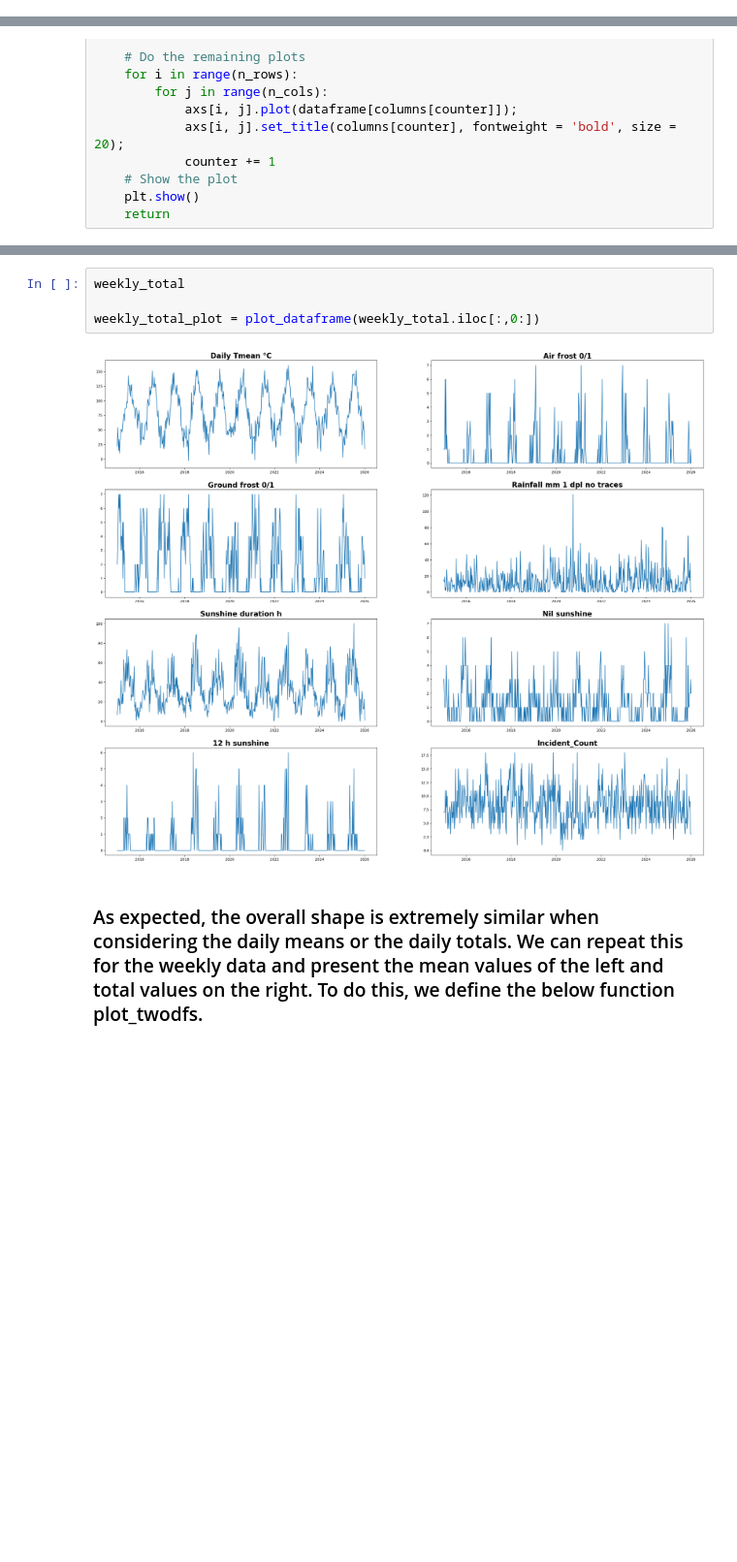
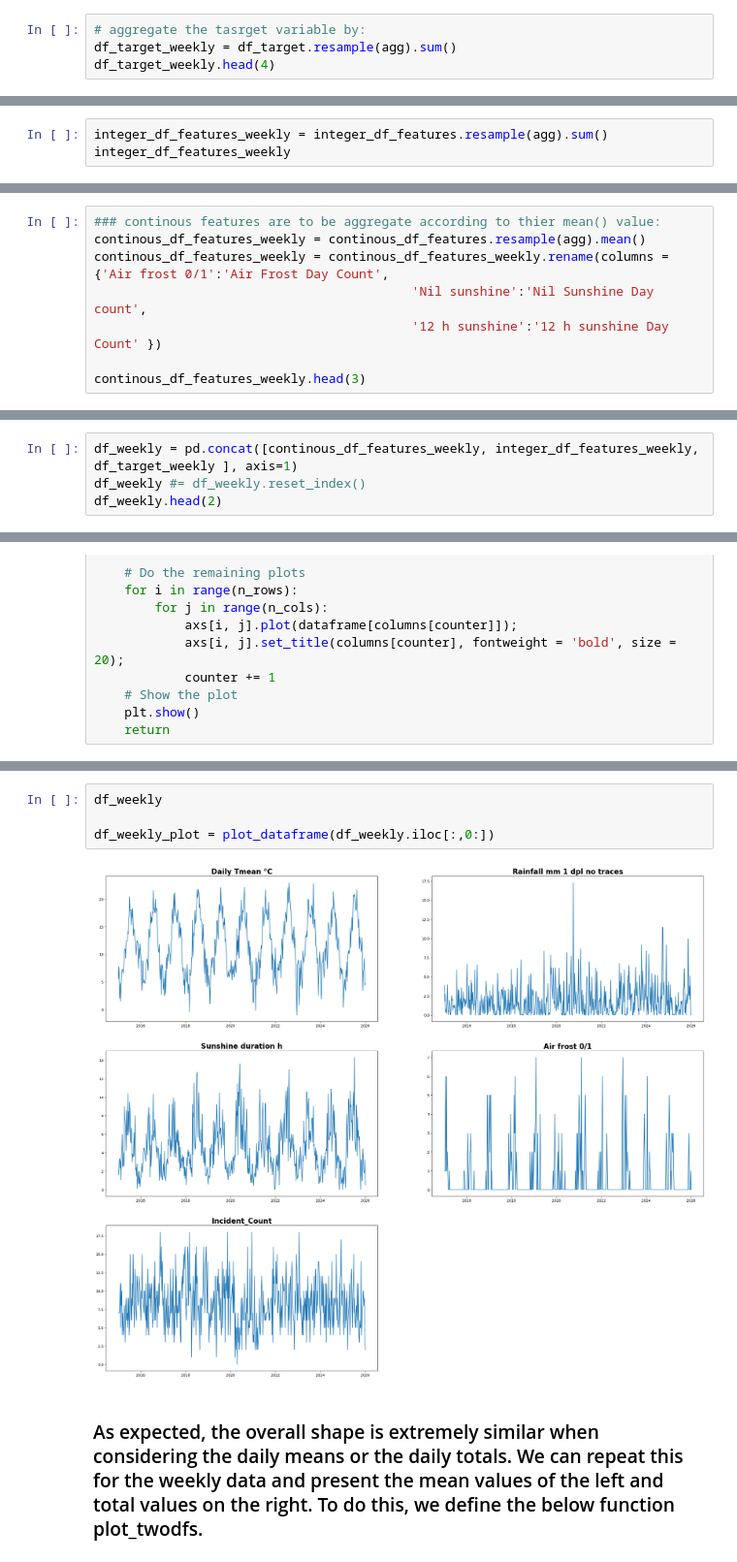
Before and after one commit to admason/C_Spark_Project_AM2, a Jupyter notebook: RTC_Sklearn_WEEK.ipynb, the cells around one changed output, grey strips where cells are left out. Shown at 97% size. Saved outputs shown, nothing was run; the diff lists cells and outputs as text; blank space fills up the shorter version.

```diff
--- a/RTC_Sklearn_WEEK.ipynb
+++ b/RTC_Sklearn_WEEK.ipynb
@@ -127,0 +302,4 @@ df_shape
+# %%
+# aggregate the tasrget variable by:
+df_target_weekly = df_target.resample(agg).sum()
+df_target_weekly.head(4)
@@ -127,0 +313,3 @@ df_shape
+# %%
+integer_df_features_weekly = integer_df_features.resample(agg).sum()
+integer_df_features_weekly
@@ -127,0 +331,8 @@ df_shape
+# %%
+### continous features are to be aggregate according to thier mean() value:
+continous_df_features_weekly = continous_df_features.resample(agg).mean()
+continous_df_features_weekly = continous_df_features_weekly.rename(columns = {'Air frost 0/1':'Air Frost Day Count',
+                                          'Nil sunshine':'Nil Sunshine Day count',
+                                          '12 h sunshine':'12 h sunshine Day Count' })
+
+continous_df_features_weekly.head(3)
@@ -127,0 +345,4 @@ df_shape
+# %%
+df_weekly = pd.concat([continous_df_features_weekly, integer_df_features_weekly, df_target_weekly ], axis=1)
+df_weekly #= df_weekly.reset_index()
+df_weekly.head(2)
@@ -174,9 +420,9 @@ meanweekly_plot = plot_dataframe(weekly_mean.iloc[:,0:])
 # %%
-weekly_total
+df_weekly
 
-weekly_total_plot = plot_dataframe(weekly_total.iloc[:,0:])
+df_weekly_plot = plot_dataframe(df_weekly.iloc[:,0:])
 # %% [output]
-[figure, old version]
+[figure, new version]
 # %% [markdown]
 ### As expected, the overall shape is extremely similar when considering the daily means or the daily totals. We can repeat this for the weekly data and present the mean values of the left and total values on the right. To do this, we define the below function plot_twodfs.
 # %%
```
Also changed, not shown: parts of 120 cells of this notebook, 1 other file.
